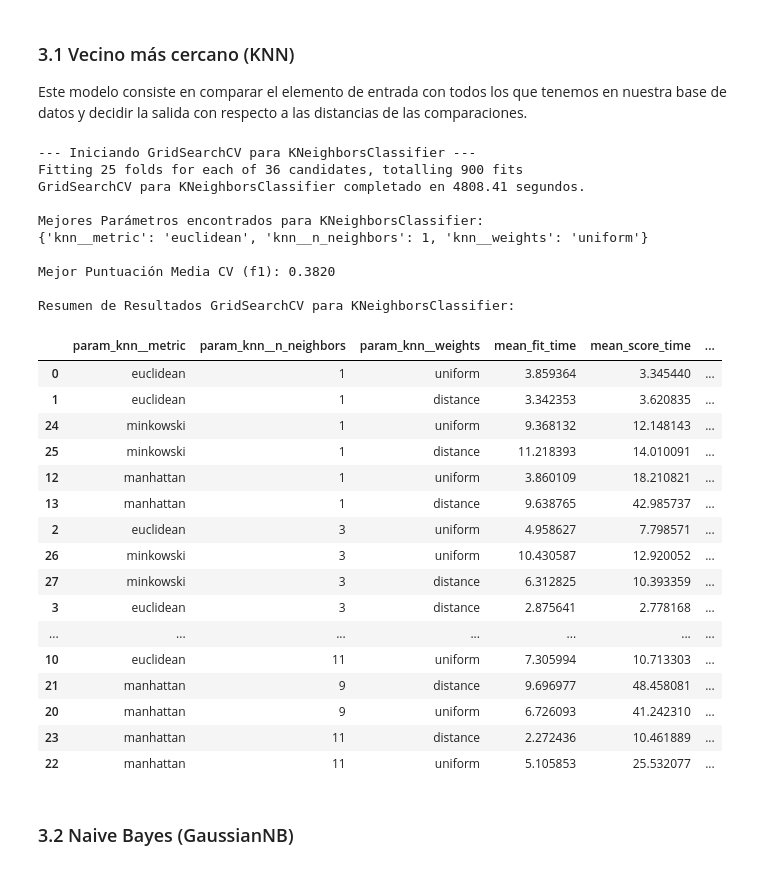
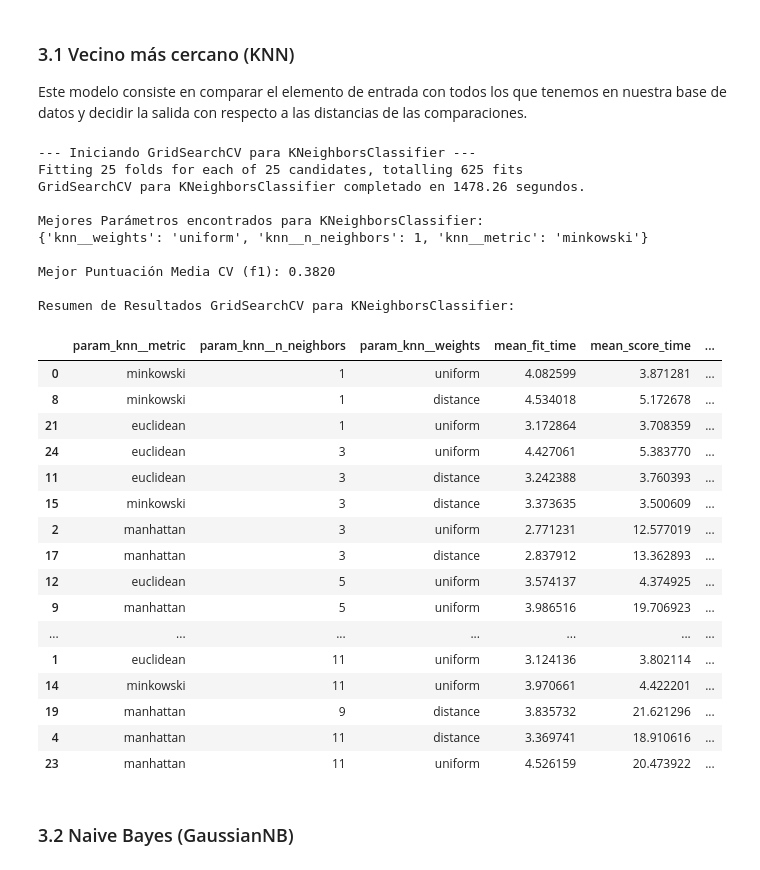
Before and after one commit to GuillermoMorcillo/Practica1Mineria, a Jupyter notebook: Práctica 2 - Aprendizaje y selección de modelos de clasificación.ipynb, the cells around one changed output. Drawn from its saved outputs; the diff is of its cells as text; code cells hidden in the pictures.

```diff
--- a/Práctica 2 - Aprendizaje y selección de modelos de clasificación.ipynb
+++ b/Práctica 2 - Aprendizaje y selección de modelos de clasificación.ipynb
@@ -545,18 +545,20 @@ scoring_metric = {
     "recall": make_scorer(recall_score)
 }
 # %%
-from sklearn.model_selection import GridSearchCV
+from sklearn.model_selection import RandomizedSearchCV
 
-def optimize_with_grid_search(estimator, param_grid, X_train, y_train, cv_strategy, scoring_metric='accuracy', refit="f1"):
+def optimize_with_grid_search(estimator, param_distributions, X_train, y_train, cv_strategy, scoring_metric='accuracy', refit="f1"):
     n_jobs = -1  # Usar todos los cores de CPU disponibles
     return_train_score = True # Incluir puntuaciones de entrenamiento en los resultados
 
-    grid_search = GridSearchCV(
+    grid_search = RandomizedSearchCV(
         estimator=estimator,
-        param_grid=param_grid,
+        param_distributions=param_distributions,
         scoring=scoring_metric,
         n_jobs=n_jobs,
         cv=cv_strategy,
+        n_iter=25,
+        random_state=random_state,
         refit=refit, # Pasa refit directamente como se configuró
         return_train_score=return_train_score,
         verbose=1 # Muestra actualizaciones de progreso
@@ -624,53 +626,53 @@ Este modelo consiste en comparar el elemento de entrada con todos los que tenemo
 # 1. Definir pipeline (preprocessor + knn)
 knn_pipeline = Pipeline([('preprocessing', full_pipeline), ('knn', KNeighborsClassifier())])
 
 # 2. Definir grid (usando prefijo 'knn__')
-knn_param_grid = {
+knn_param_distributions = {
     'knn__n_neighbors': [1, 3, 5, 7, 9, 11],
     'knn__weights': ['uniform', 'distance'],
     'knn__metric': ['euclidean', 'manhattan', 'minkowski']
 }
 
 # 3. Llamar a la función de optimización
 knn_search_results = optimize_with_grid_search(
     estimator=knn_pipeline,
-    param_grid=knn_param_grid,
+    param_distributions=knn_param_distributions,
     X_train=X_train,
     y_train=y_train,
     cv_strategy=cv_strategy,
     scoring_metric=scoring_metric,
     refit="f1"
 )
 
 # Guardar el mejor modelo reentrenado
 best_knn_model = knn_search_results.best_estimator_
 # %% [output]
 --- Iniciando GridSearchCV para KNeighborsClassifier ---
-Fitting 25 folds for each of 36 candidates, totalling 900 fits
-GridSearchCV para KNeighborsClassifier completado en 4808.41 segundos.
+Fitting 25 folds for each of 25 candidates, totalling 625 fits
+GridSearchCV para KNeighborsClassifier completado en 1478.26 segundos.
 
 Mejores Parámetros encontrados para KNeighborsClassifier:
-{'knn__metric': 'euclidean', 'knn__n_neighbors': 1, 'knn__weights': 'uniform'}
+{'knn__weights': 'uniform', 'knn__n_neighbors': 1, 'knn__metric': 'minkowski'}
 
 Mejor Puntuación Media CV (f1): 0.3820
 
 Resumen de Resultados GridSearchCV para KNeighborsClassifier:
 |  | param_knn__metric | param_knn__n_neighbors | param_knn__weights | mean_fit_time | mean_score_time | ... |
-| 0 | euclidean | 1 | uniform | 3.859364 | 3.345440 | ... |
-| 1 | euclidean | 1 | distance | 3.342353 | 3.620835 | ... |
-| 24 | minkowski | 1 | uniform | 9.368132 | 12.148143 | ... |
-| 25 | minkowski | 1 | distance | 11.218393 | 14.010091 | ... |
-| 12 | manhattan | 1 | uniform | 3.860109 | 18.210821 | ... |
-| 13 | manhattan | 1 | distance | 9.638765 | 42.985737 | ... |
-| 2 | euclidean | 3 | uniform | 4.958627 | 7.798571 | ... |
-| 26 | minkowski | 3 | uniform | 10.430587 | 12.920052 | ... |
-| 27 | minkowski | 3 | distance | 6.312825 | 10.393359 | ... |
-| 3 | euclidean | 3 | distance | 2.875641 | 2.778168 | ... |
+| 0 | minkowski | 1 | uniform | 4.082599 | 3.871281 | ... |
+| 8 | minkowski | 1 | distance | 4.534018 | 5.172678 | ... |
+| 21 | euclidean | 1 | uniform | 3.172864 | 3.708359 | ... |
+| 24 | euclidean | 3 | uniform | 4.427061 | 5.383770 | ... |
+| 11 | euclidean | 3 | distance | 3.242388 | 3.760393 | ... |
+| 15 | minkowski | 3 | distance | 3.373635 | 3.500609 | ... |
+| 2 | manhattan | 3 | uniform | 2.771231 | 12.577019 | ... |
+| 17 | manhattan | 3 | distance | 2.837912 | 13.362893 | ... |
+| 12 | euclidean | 5 | uniform | 3.574137 | 4.374925 | ... |
+| 9 | manhattan | 5 | uniform | 3.986516 | 19.706923 | ... |
 | ... | ... | ... | ... | ... | ... | ... |
-| 10 | euclidean | 11 | uniform | 7.305994 | 10.713303 | ... |
-| 21 | manhattan | 9 | distance | 9.696977 | 48.458081 | ... |
-| 20 | manhattan | 9 | uniform | 6.726093 | 41.242310 | ... |
-| 23 | manhattan | 11 | distance | 2.272436 | 10.461889 | ... |
-| 22 | manhattan | 11 | uniform | 5.105853 | 25.532077 | ... |
+| 1 | euclidean | 11 | uniform | 3.124136 | 3.802114 | ... |
+| 14 | minkowski | 11 | uniform | 3.970661 | 4.422201 | ... |
+| 19 | manhattan | 9 | distance | 3.835732 | 21.621296 | ... |
+| 4 | manhattan | 11 | distance | 3.369741 | 18.910616 | ... |
+| 23 | manhattan | 11 | uniform | 4.526159 | 20.473922 | ... |
 # %% [markdown]
 ### 3.2 Naive Bayes (GaussianNB)
```
Also changed, not shown: parts of 21 cells of this notebook.
